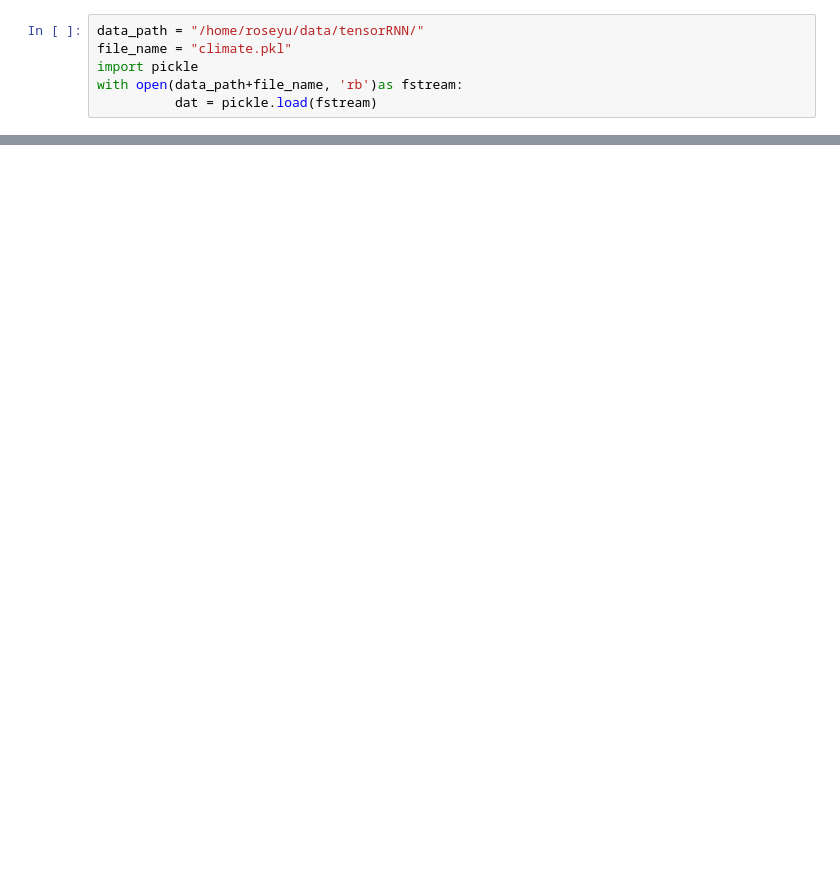
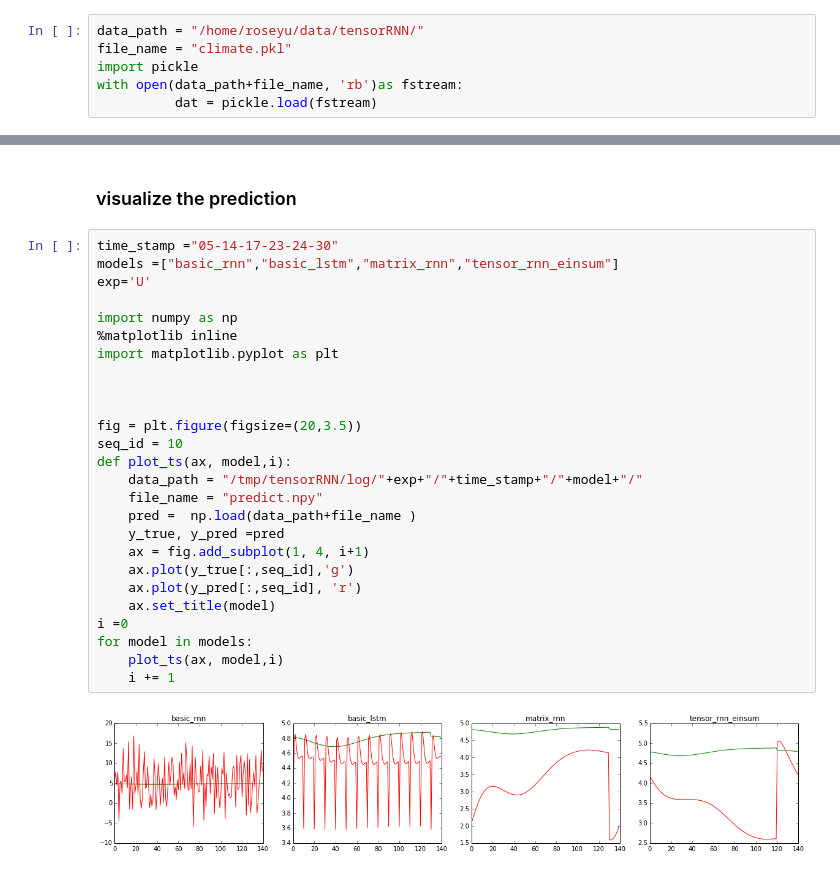
Before and after one commit to yuqirose/TensorRNN, a Jupyter notebook: experiments/plot/plot_time_series.ipynb, the cells around one changed output, grey strips where cells are left out. Saved outputs shown, nothing was run; the diff lists cells and outputs as text; blank space fills up the shorter version.

Commit message:
Added combustion visual

```diff
--- a/experiments/plot/plot_time_series.ipynb
+++ b/experiments/plot/plot_time_series.ipynb
@@ -21,0 +11,30 @@ df.describe()
+# %% [markdown]
+### visualize the prediction
+# %%
+time_stamp ="05-14-17-23-24-30"
+models =["basic_rnn","basic_lstm","matrix_rnn","tensor_rnn_einsum"]
+exp='U'
+
+import numpy as np
+%matplotlib inline
+import matplotlib.pyplot as plt
+
+
+
+fig = plt.figure(figsize=(20,3.5))
+seq_id = 10
+def plot_ts(ax, model,i):
+    data_path = "/tmp/tensorRNN/log/"+exp+"/"+time_stamp+"/"+model+"/"
+    file_name = "predict.npy"
+    pred =  np.load(data_path+file_name )
+    y_true, y_pred =pred
+    ax = fig.add_subplot(1, 4, i+1)
+    ax.plot(y_true[:,seq_id],'g')
+    ax.plot(y_pred[:,seq_id], 'r')
+    ax.set_title(model)
+i =0
+for model in models:
+    plot_ts(ax, model,i)
+    i += 1
+# %% [output]
+[figure, added]
```
Also changed, not shown: parts of 1 cell of this notebook, 4 other files.
